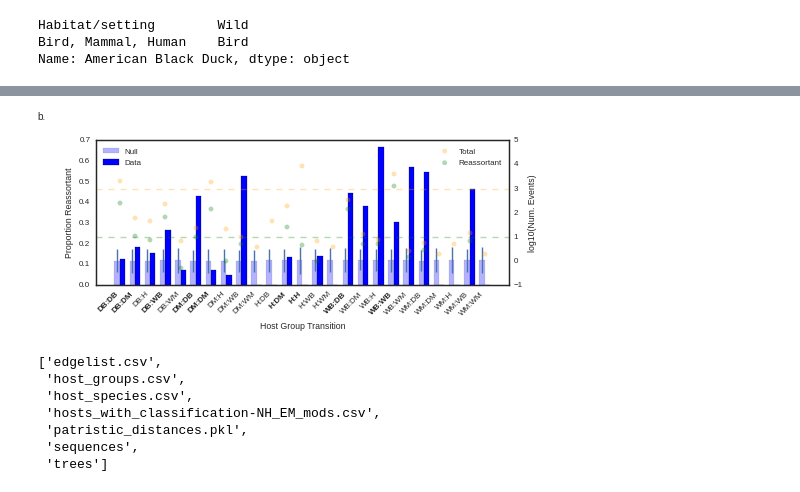
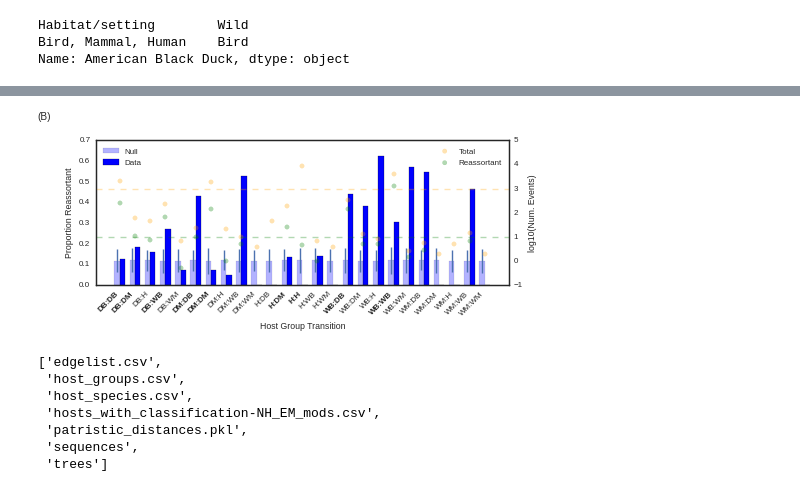
Before and after one commit to ericmjl/influenza-global-reassortment, a Jupyter notebook: Make Figure - Proportion Reassortant.ipynb, the cells around one changed output, grey strips where cells are left out. Saved outputs shown, nothing was run; the diff lists cells and outputs as text; code cells hidden in the pictures.

```diff
--- a/Make Figure - Proportion Reassortant.ipynb
+++ b/Make Figure - Proportion Reassortant.ipynb
@@ -378,35 +375,35 @@ fig = plt.figure(figsize=(7,3))
 
 ind = np.arange(len(means))
 width = 0.35
 
 ax = fig.add_subplot(1,1,1)
 ax.bar(ind, means, width=width, color='blue', label='Null', yerr=np.array(stds)*3, alpha=0.3)
 ax.bar(ind+width, data, width=width, color='blue', label='Data')
 ax.set_xticks(ind+width)
 ax.set_xticklabels(names, rotation=45, ha='right')
 ax.set_ylabel('Proportion Reassortant')
 ax.set_xlabel('Host Group Transition')
 
 for i, label in enumerate(ax.get_xaxis().get_ticklabels()):
     if log10weights[i] > 3 or log10reassort[i] > 1:
         label.set_weight('bold')
 
 ax2 = ax.twinx()
 ax2.scatter(ind+width, log10weights, color='orange', label='Total', alpha=0.3)
 ax2.scatter(ind+width, log10reassort, color='green', label='Reassortant', alpha=0.3)
 ax2.set_ylabel('log10(Num. Events)')
 ax.legend(loc='upper left')
 ax2.legend(loc='upper right')
 
 ax2.axhline(y=1, color='green', alpha=0.3, linestyle='--')
 ax2.axhline(y=3, color='orange', alpha=0.3, linestyle='--')
 
-ax.annotate('b.', xy=(0,1), xycoords='figure fraction', va='top', ha='left')
+ax.annotate('(B)', xy=(0,1), xycoords='figure fraction', va='top', ha='left')
 # plt.legend()
 plt.subplots_adjust(left=0.10, right=0.92, bottom=0.23)
 plt.savefig('figures/Proportion Reassortant Ecological.pdf')
 # %% [output]
-[figure, old version]
+[figure, new version]
 # %%
 !! ls supp_data
 # %% [output]
```
Also changed, not shown: parts of 26 cells of this notebook, 3 other files.
